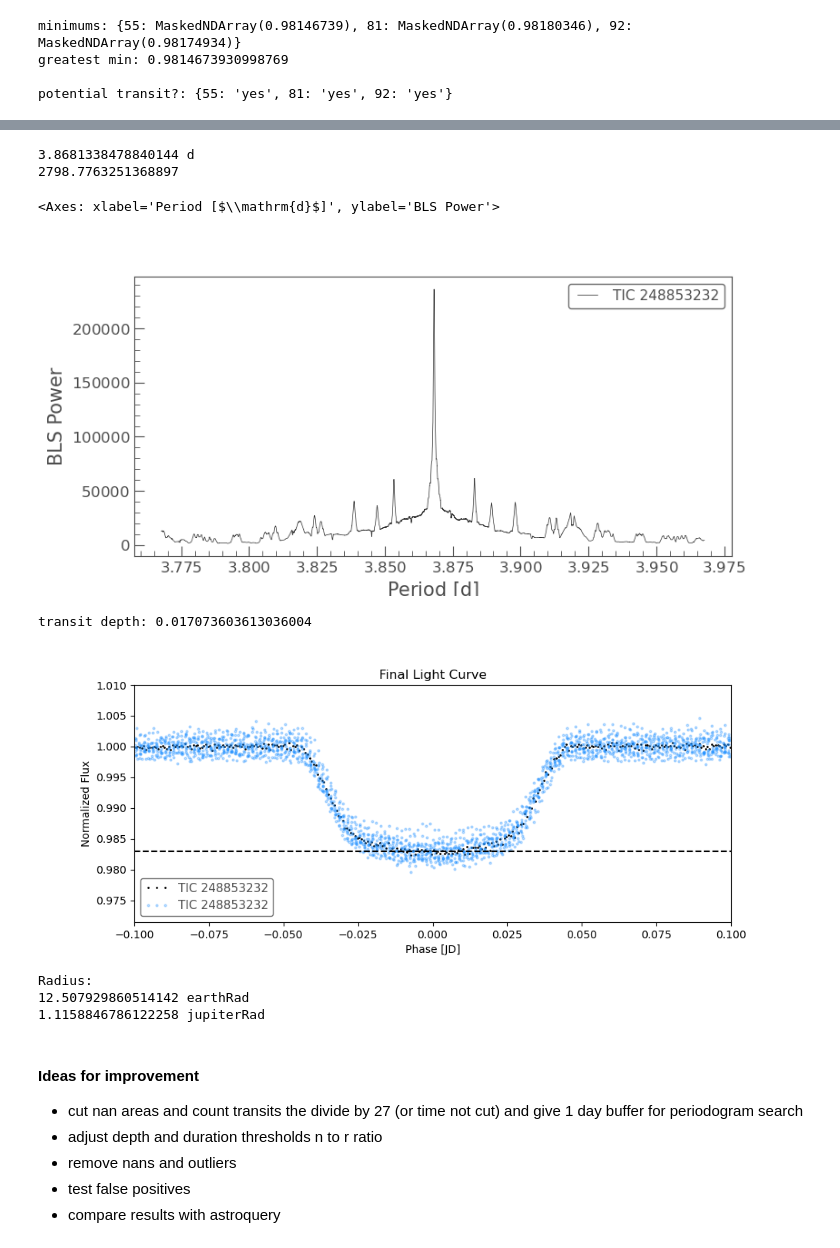
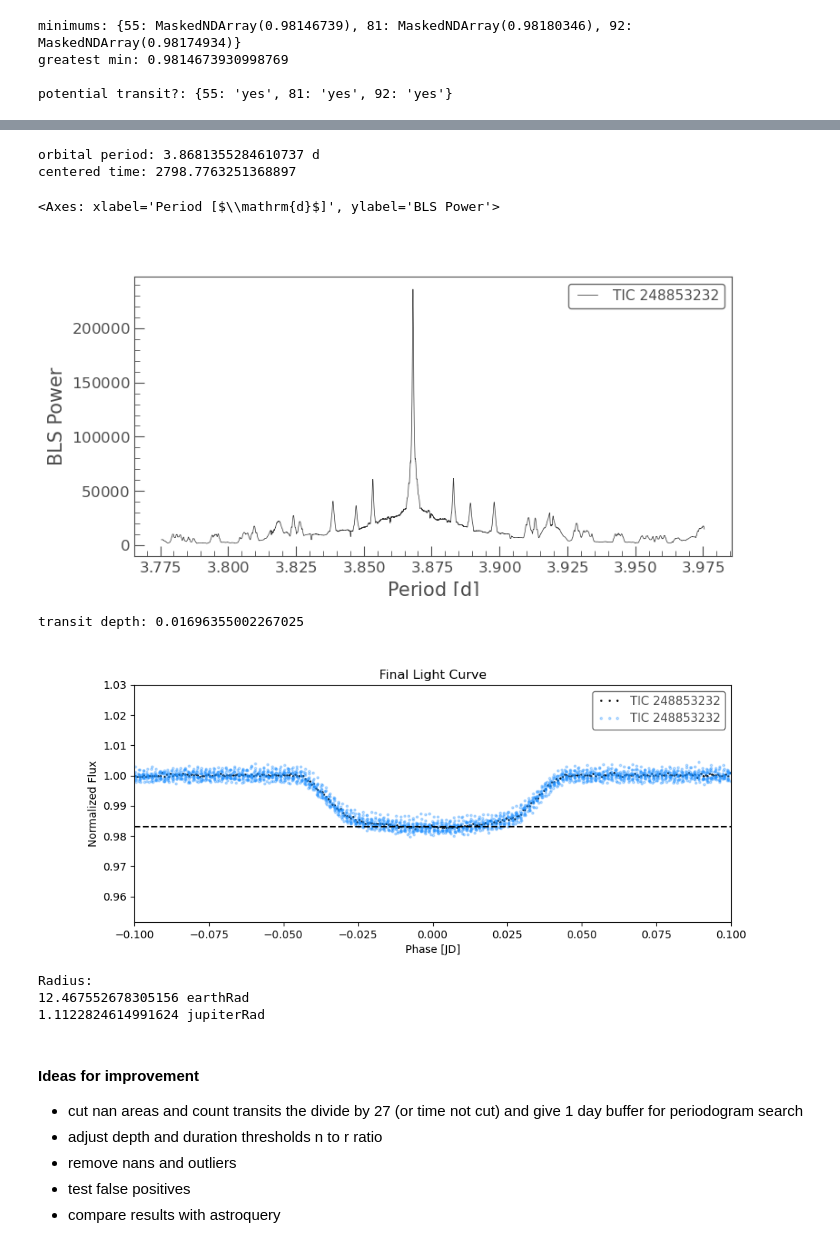
Before and after one commit to joshjmentzer/Lightkurve, a Jupyter notebook: Lightkurve_Project.ipynb, the cells around one changed output, grey strips where cells are left out. Cells and saved outputs as stored; diff of their text form; code cells hidden in the pictures.

```diff
--- a/Lightkurve_Project.ipynb
+++ b/Lightkurve_Project.ipynb
@@ -63,10 +63,11 @@ def time_series(TIC, data, sectors):
     if len(sectors) > 1:
         download_all = lk.search_lightcurve(TIC, author = "SPOC", exptime = 120, sector = sectors).download_all()
     else:
-        download_all = lk.search_lightcurve(TIC, author = "SPOC", exptime = 120, sector = 0).download()
+        download_all = None
     return download_first, download_all
 ts_first, ts_all = time_series(TIC, data, sectors)
 
 ts_first.plot()
-ts_all.plot()
+if len(sectors) > 1:
+    ts_all.plot()
 # %% [output]
@@ -75,8 +75,11 @@ ts_all.plot()
 [figure]
 # %%
 flatten_flux = {}
-for ts in ts_all:
-    flatten_flux[ts.sector] = ts.flatten()
+if len(sectors) > 1:
+    for ts in ts_all:
+        flatten_flux[ts.sector] = ts.flatten()
+else:
+    flatten_flux[ts_first.sector] = ts_first.flatten()
 #===========================
 ts_minimums = {}
 for ts in flatten_flux.values():
@@ -94,7 +97,7 @@ print()
 #===========================
 sector_transits = {}
 for ts in flatten_flux.values():
-    if ts.flux.value.min() < greatest_min + (.2 * (1 - greatest_min)):
+    if (ts.flux.value.min() < greatest_min + (.2 * (1 - greatest_min))):
         sector_transits[ts.sector] = "yes"
     else:
         sector_transits[ts.sector] = "no"
@@ -146,15 +150,15 @@ estimate orbital period: 4.5
 # %%
 def periodogram(single_ts):
     estimate_period = 27/max(sector_transit_counts.values())
-    max_period = estimate_period + 1
-    min_period = estimate_period - 1
-    periodogram = single_ts.to_periodogram(method = "bls", minimum_period = 1, maximum_period = max_period)
+    max_period = estimate_period + 2
+    #min_period = estimate_period - 1
+    periodogram = single_ts.to_periodogram(method = "bls", minimum_period = .5, maximum_period = max_period)
     orbital_period = periodogram.period_at_max_power
     t0 = periodogram.transit_time_at_max_power
     return periodogram, orbital_period, t0
 periodogram, orbital_period, t0 = periodogram(flatten_flux[target_ts].bin(60/60/24))
 
-print(orbital_period)
-print(t0)
+print(f"estimate orbital period: {orbital_period}")
+print(f"estimate centered time: {t0}")
 periodogram.plot()
 # %% [output]
@@ -165,6 +169,9 @@ periodogram.plot()
 # %%
-stitch_me = ts_all
-fold_me = stitch_me.stitch()
+if len(sectors) > 1:
+    stitch_me = ts_all
+    fold_me = stitch_me.stitch()
+else:
+    fold_me = ts_first.flatten()
 
 def periodogram(stitch_ts, op):
     estimate_period = op.value
@@ -176,34 +183,34 @@ def periodogram(stitch_ts, op):
     return new_periodogram, new_orbital_period, new_t0
 new_periodogram, new_orbital_period, new_t0 = periodogram(fold_me, orbital_period) #.bin(30/60/24)
 
-print(new_orbital_period)
-print(new_t0)
+print(f"orbital period: {new_orbital_period}")
+print(f"centered time: {new_t0}")
 new_periodogram.plot()
 # %% [output]
-3.8681338478840144 d
-2798.7763251368897
+orbital period: 3.8681355284610737 d
+centered time: 2798.7763251368897
 <Axes: xlabel='Period [$\\mathrm{d}$]', ylabel='BLS Power'>
-[figure, old version]
+[figure, new version]
 # %%
 plot_me = fold_me.fold(period = new_orbital_period, epoch_time = new_t0)
 bin_me = plot_me.bin(1/60/24)
 
 phase_points = (-0.01 * u.day < bin_me.phase) & (bin_me.phase < 0.01 * u.day)
 dip = np.mean(bin_me.flux[phase_points])
-depth = 1 - dip
+depth = 1 - dip.value
 print(f"transit depth: {depth}")
 
 fig, ax = plt.subplots(figsize = (10,4))
 bin_me.plot(ax = ax, linewidth = ' 0', marker = ".", color = "black")
 plot_me.plot(ax = ax, linewidth = ' 0', marker = "o", color = "dodgerblue", alpha = .3)
 plt.title("Final Light Curve")
 plt.axhline(dip, color = 'black', linestyle = '--')
 plt.xlim(-.1,.1)
-plt.ylim(greatest_min - .01, 1.01)
+plt.ylim(greatest_min - .03, 1.03)
 plt.show()
 # %% [output]
-transit depth: 0.017073603613036004
+transit depth: 0.01696355002267025
-[figure, old version]
+[figure, new version]
 # %%
 star = Catalogs.query_object(TIC, catalog = "TIC")
 r_pl_solar_radius = np.sqrt(depth) * (star["rad"][0] * u.R_sun)
@@ -215,8 +222,8 @@ print(r_pl_earth_radius)
 print(r_pl_jupiter_radius)
 # %% [output]
 Radius:
-12.507929860514142 earthRad
-1.1158846786122258 jupiterRad
+12.467552678305156 earthRad
+1.1122824614991624 jupiterRad
 # %% [markdown]
 #### Ideas for improvement
 - cut nan areas and count transits the divide by 27 (or time not cut) and give 1 day buffer for periodogram search
```
Also changed, not shown: parts of 4 cells of this notebook.
